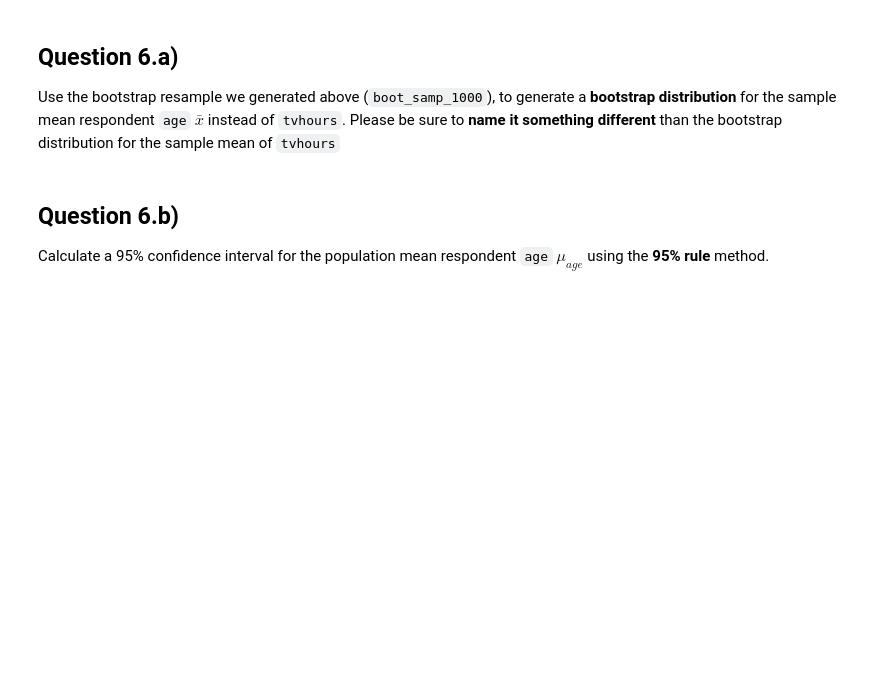
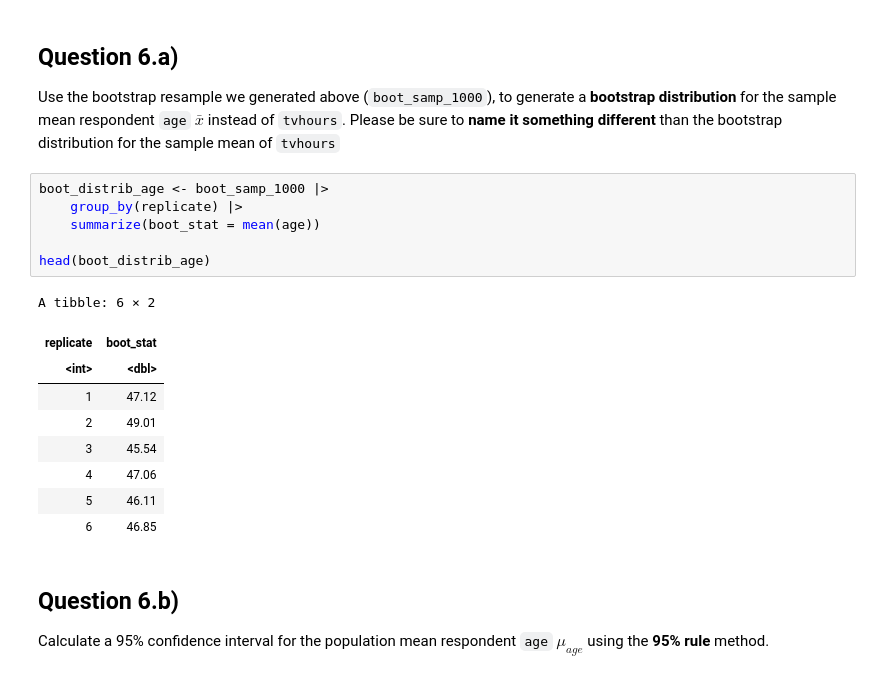
Before and after one commit to kaival1524/a07, a Jupyter notebook: assignment8.ipynb, the cells around one changed output. Saved outputs shown, nothing was run; the diff lists cells and outputs as text; blank space fills up the shorter version.

```diff
--- a/assignment8.ipynb
+++ b/assignment8.ipynb
@@ -352,6 +352,22 @@ generate a **bootstrap distribution** for the sample mean respondent
 `age` $\bar{x}$ instead of `tvhours`. Please be sure to **name it
 something different** than the bootstrap distribution for the sample
 mean of `tvhours`
+# %%
+boot_distrib_age <- boot_samp_1000 |>
+    group_by(replicate) |>
+    summarize(boot_stat = mean(age))
+
+head(boot_distrib_age)
+# %% [output]
+A tibble: 6 × 2
+| replicate | boot_stat |
+| <int> | <dbl> |
+| 1 | 47.12 |
+| 2 | 49.01 |
+| 3 | 45.54 |
+| 4 | 47.06 |
+| 5 | 46.11 |
+| 6 | 46.85 |
 # %% [markdown]
 ## Question 6.b)
 
```
